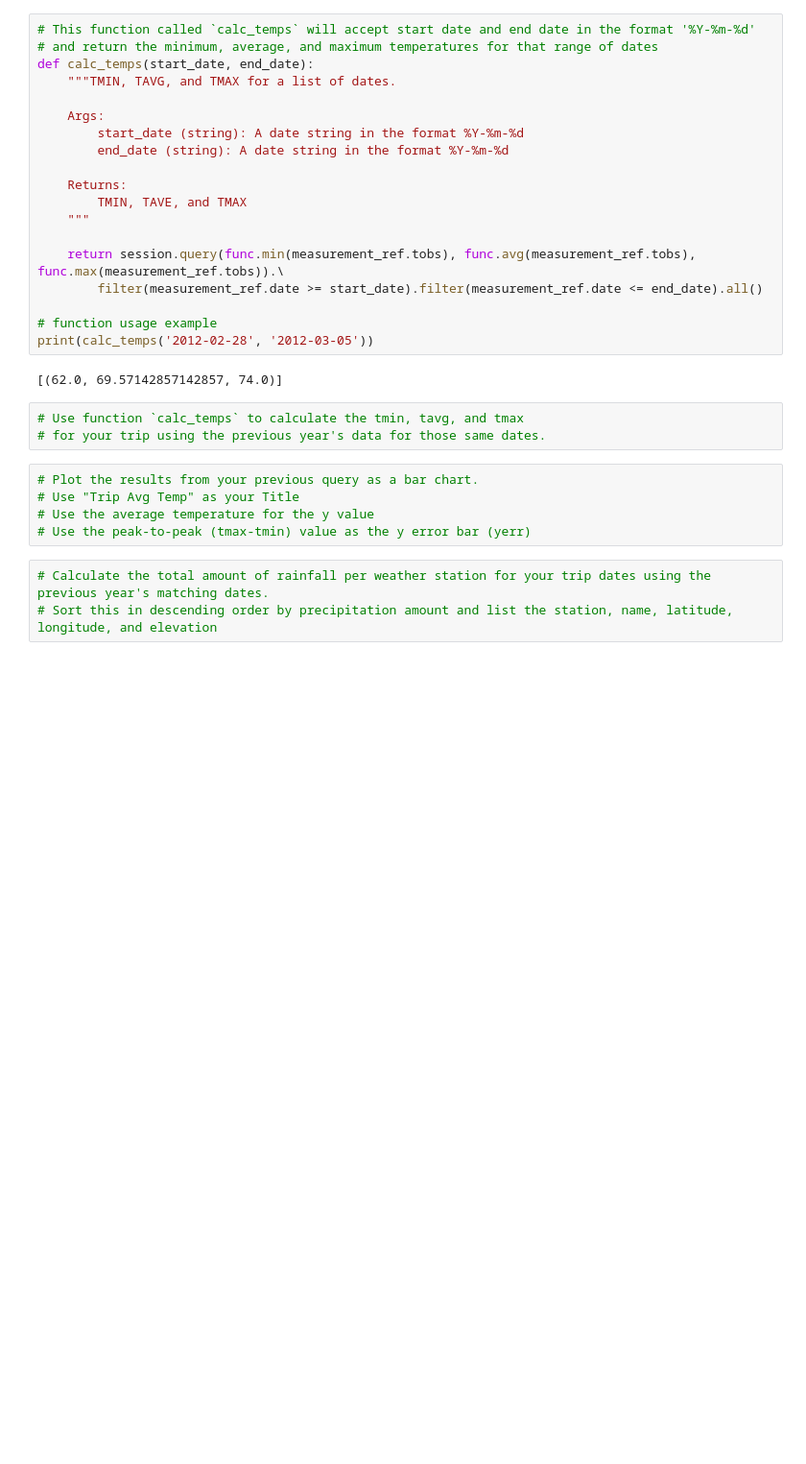
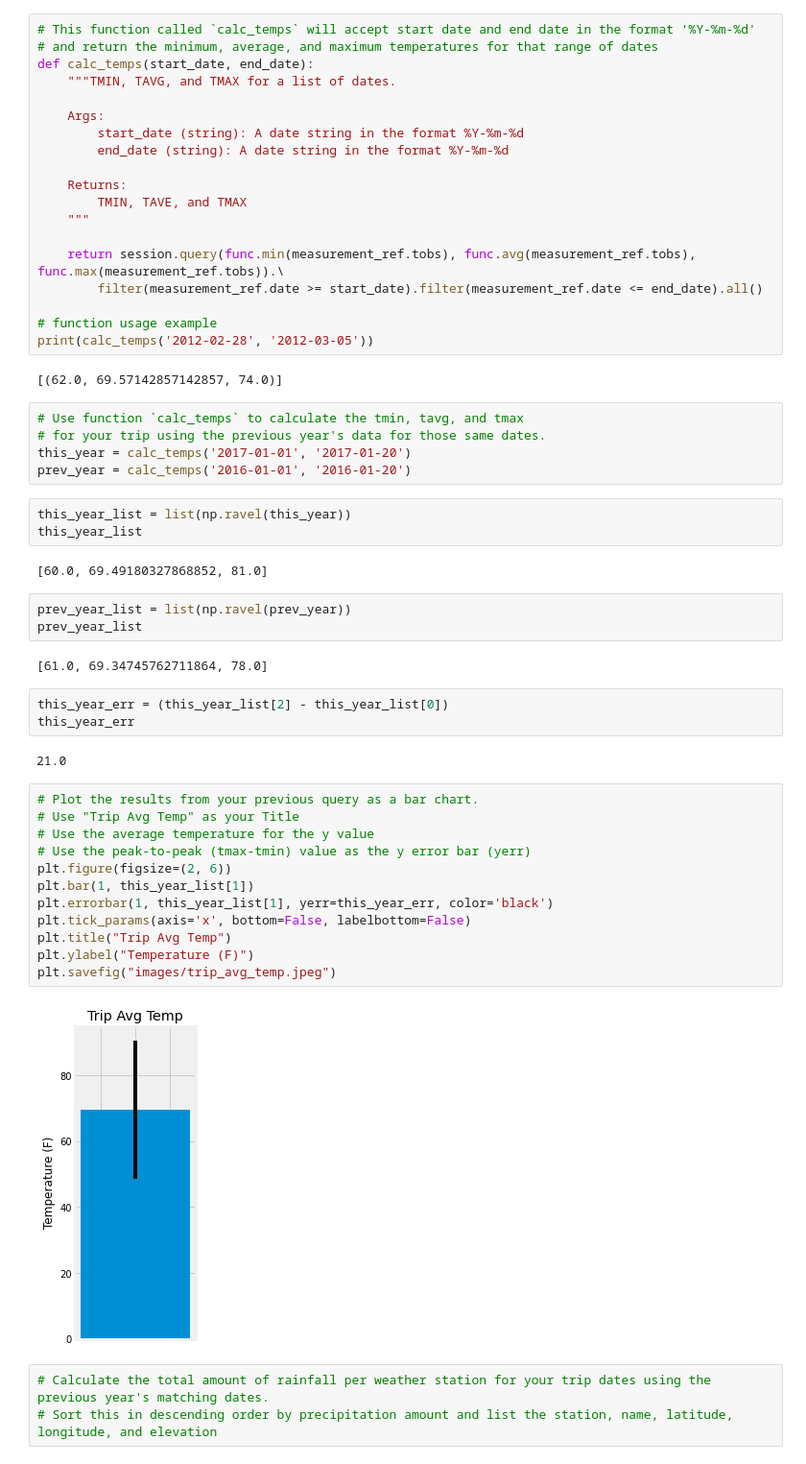
Before and after one commit to CCom20/sqlalchemy-challenge, a Jupyter notebook: climate_starter.ipynb, the cells around one changed output. Shown: that part at 96% size. Drawn from its saved outputs; the diff is of its cells as text; blank space fills up the shorter version.

```diff
--- a/climate_starter.ipynb
+++ b/climate_starter.ipynb
@@ -294,11 +320,37 @@ print(calc_temps('2012-02-28', '2012-03-05'))
 # %%
 # Use function `calc_temps` to calculate the tmin, tavg, and tmax
 # for your trip using the previous year's data for those same dates.
+this_year = calc_temps('2017-01-01', '2017-01-20')
+prev_year = calc_temps('2016-01-01', '2016-01-20')
+# %%
+this_year_list = list(np.ravel(this_year))
+this_year_list
+# %% [output]
+[60.0, 69.49180327868852, 81.0]
+# %%
+prev_year_list = list(np.ravel(prev_year))
+prev_year_list
+# %% [output]
+[61.0, 69.34745762711864, 78.0]
+# %%
+this_year_err = (this_year_list[2] - this_year_list[0])
+this_year_err
+# %% [output]
+21.0
 # %%
 # Plot the results from your previous query as a bar chart.
 # Use "Trip Avg Temp" as your Title
 # Use the average temperature for the y value
 # Use the peak-to-peak (tmax-tmin) value as the y error bar (yerr)
+plt.figure(figsize=(2, 6))
+plt.bar(1, this_year_list[1])
+plt.errorbar(1, this_year_list[1], yerr=this_year_err, color='black')
+plt.tick_params(axis='x', bottom=False, labelbottom=False)
+plt.title("Trip Avg Temp")
+plt.ylabel("Temperature (F)")
+plt.savefig("images/trip_avg_temp.jpeg")
+# %% [output]
+[figure, added]
 # %%
 # Calculate the total amount of rainfall per weather station for your trip dates using the previous year's matching dates.
 # Sort this in descending order by precipitation amount and list the station, name, latitude, longitude, and elevation
```
Also changed, not shown: parts of 8 cells of this notebook, 1 other file.
